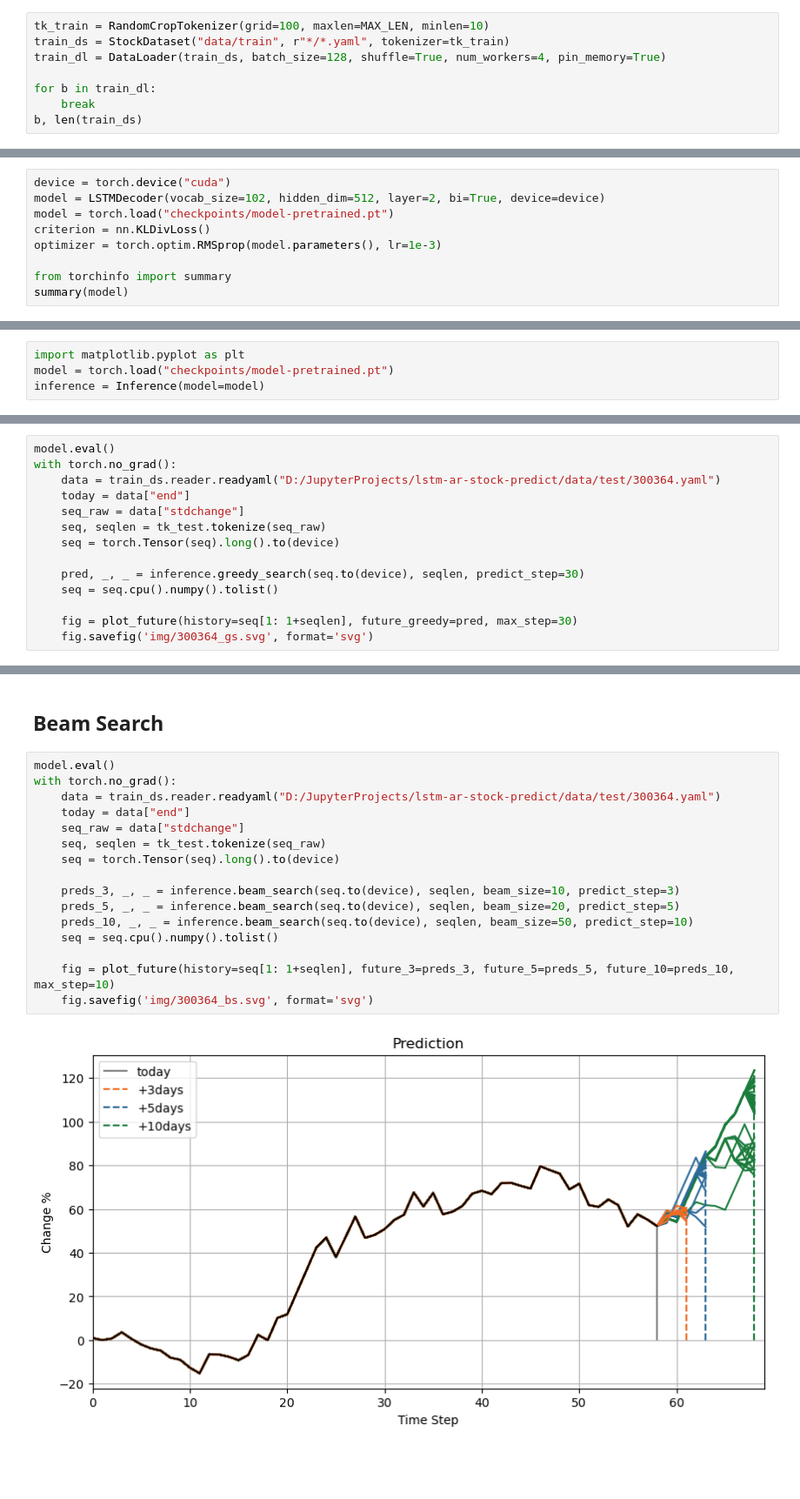
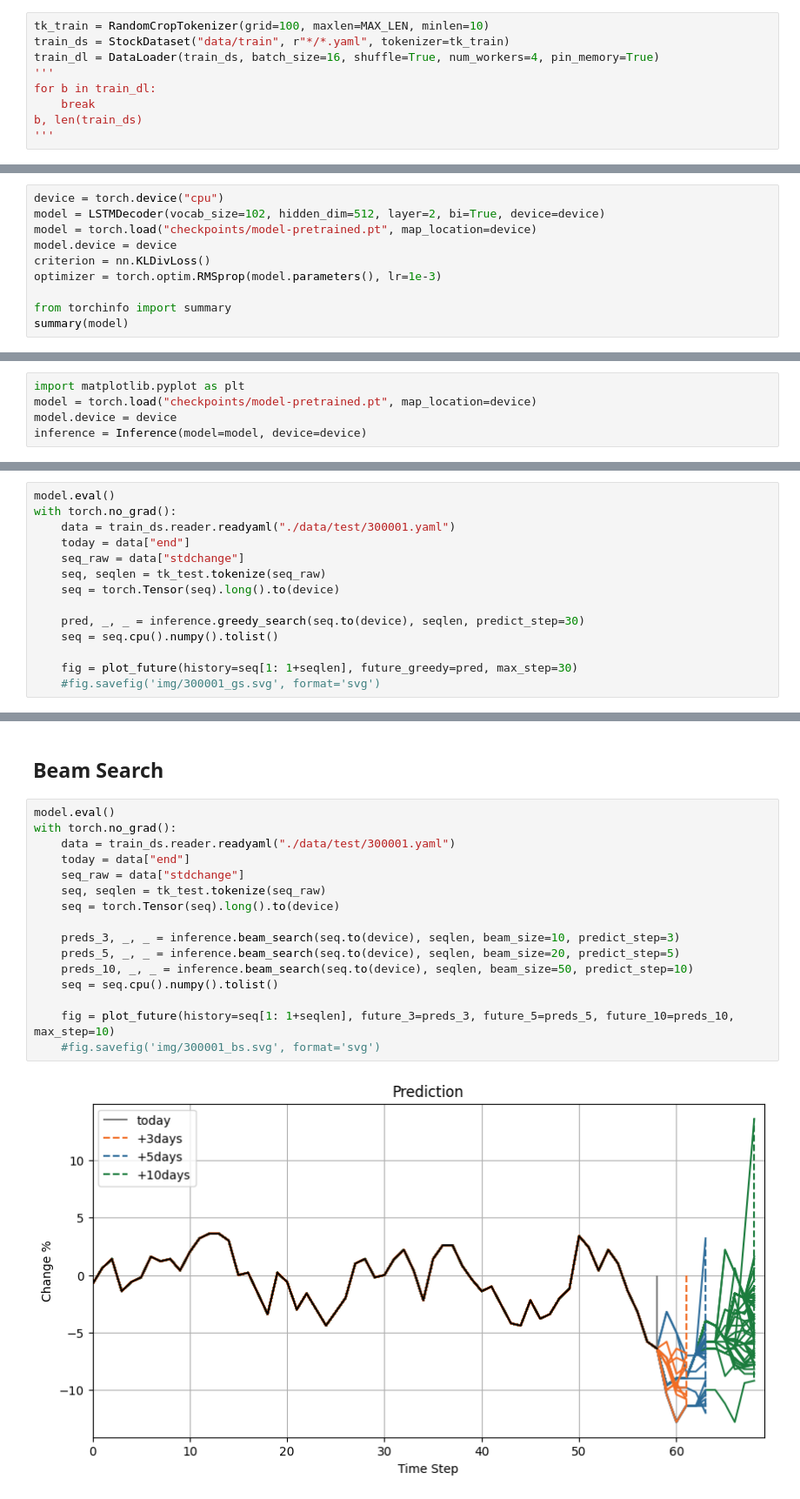
Before and after one commit to Aldenhovel/lstm-ar-stock-predict, a Jupyter notebook: main.ipynb, the cells around one changed output, grey strips where cells are left out. Shown at 87% size. Cells and saved outputs as stored; diff of their text form; blank space fills up the shorter version.

```diff
--- a/main.ipynb
+++ b/main.ipynb
@@ -25,9 +20,10 @@ Done. [0] sample(s) removed.
 # %%
 tk_train = RandomCropTokenizer(grid=100, maxlen=MAX_LEN, minlen=10)
 train_ds = StockDataset("data/train", r"*/*.yaml", tokenizer=tk_train)
-train_dl = DataLoader(train_ds, batch_size=128, shuffle=True, num_workers=4, pin_memory=True)
-
+train_dl = DataLoader(train_ds, batch_size=16, shuffle=True, num_workers=4, pin_memory=True)
+'''
 for b in train_dl:
     break
 b, len(train_ds)
+'''
 # %% [output]
@@ -50,9 +31,10 @@ b, len(train_ds)
 # %% [markdown]
 # Load Model
 # %%
-device = torch.device("cuda")
+device = torch.device("cpu")
 model = LSTMDecoder(vocab_size=102, hidden_dim=512, layer=2, bi=True, device=device)
-model = torch.load("checkpoints/model-pretrained.pt")
+model = torch.load("checkpoints/model-pretrained.pt", map_location=device)
+model.device = device
 criterion = nn.KLDivLoss()
 optimizer = torch.optim.RMSprop(model.parameters(), lr=1e-3)
 
@@ -86,8 +71,9 @@ for i in range(20):
 # Inference
 # %%
 import matplotlib.pyplot as plt
-model = torch.load("checkpoints/model-pretrained.pt")
-inference = Inference(model=model)
+model = torch.load("checkpoints/model-pretrained.pt", map_location=device)
+model.device = device
+inference = Inference(model=model, device=device)
 # %%
 def plot_future(history, future_3=None, future_5=None, future_10=None, future_greedy=None, max_step=10):
     fig = plt.figure(figsize=[10, 5])
@@ -153,7 +139,7 @@ def plot_future(history, future_3=None, future_5=None, future_10=None, future_gr
 # %%
 model.eval()
 with torch.no_grad():
-    data = train_ds.reader.readyaml("D:/JupyterProjects/lstm-ar-stock-predict/data/test/300364.yaml")
+    data = train_ds.reader.readyaml("./data/test/300001.yaml")
     today = data["end"]
     seq_raw = data["stdchange"]
     seq, seqlen = tk_test.tokenize(seq_raw)
@@ -163,5 +149,5 @@ with torch.no_grad():
     seq = seq.cpu().numpy().tolist()
 
     fig = plot_future(history=seq[1: 1+seqlen], future_greedy=pred, max_step=30)
-    fig.savefig('img/300364_gs.svg', format='svg')
+    #fig.savefig('img/300001_gs.svg', format='svg')
 # %% [output]
@@ -171,18 +157,18 @@ with torch.no_grad():
 # %%
 model.eval()
 with torch.no_grad():
-    data = train_ds.reader.readyaml("D:/JupyterProjects/lstm-ar-stock-predict/data/test/300364.yaml")
+    data = train_ds.reader.readyaml("./data/test/300001.yaml")
     today = data["end"]
     seq_raw = data["stdchange"]
     seq, seqlen = tk_test.tokenize(seq_raw)
     seq = torch.Tensor(seq).long().to(device)
 
     preds_3, _, _ = inference.beam_search(seq.to(device), seqlen, beam_size=10, predict_step=3)
     preds_5, _, _ = inference.beam_search(seq.to(device), seqlen, beam_size=20, predict_step=5)
     preds_10, _, _ = inference.beam_search(seq.to(device), seqlen, beam_size=50, predict_step=10)
     seq = seq.cpu().numpy().tolist()
 
     fig = plot_future(history=seq[1: 1+seqlen], future_3=preds_3, future_5=preds_5, future_10=preds_10, max_step=10)
-    fig.savefig('img/300364_bs.svg', format='svg')
+    #fig.savefig('img/300001_bs.svg', format='svg')
 # %% [output]
-[figure, old version]
+[figure, new version]
```
Also changed, not shown: parts of 6 cells of this notebook, 3 other files.
